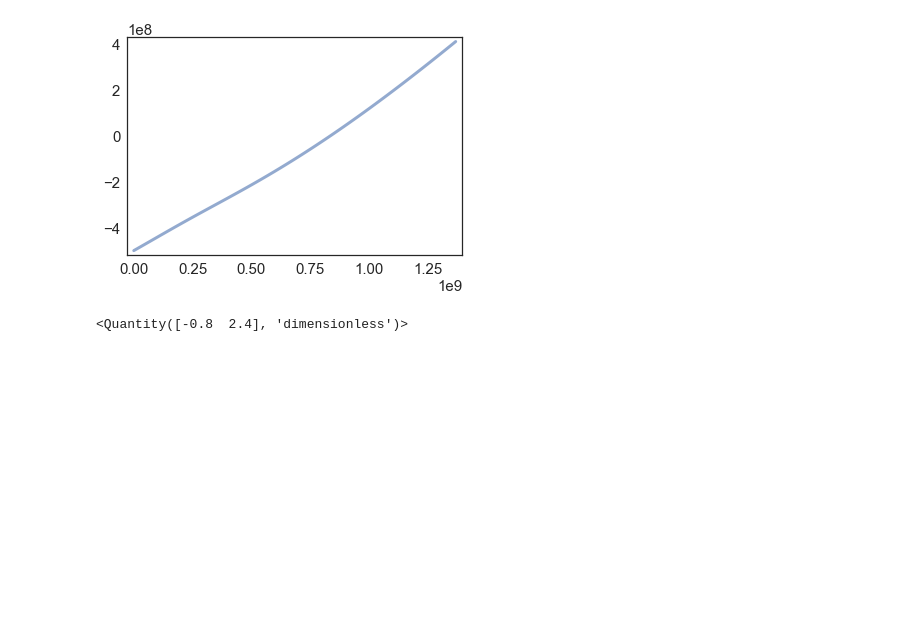
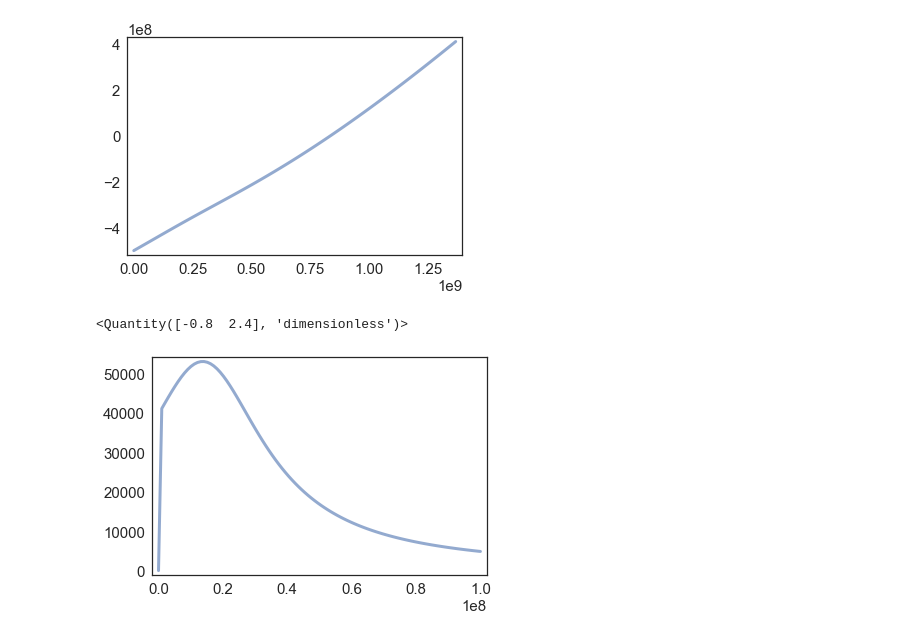
Before and after one commit to hadleigh-000/Space_Toast_ModSim, a Jupyter notebook: proj3_test3.ipynb, the cells around one changed output. Drawn from its saved outputs; the diff is of its cells as text; code cells hidden in the pictures; blank space fills up the shorter version.

Commit message:
adding temp but temp is too hot

```diff
--- a/proj3_test3.ipynb
+++ b/proj3_test3.ipynb
@@ -146,3 +143,7 @@ B= Vector(2, -6)
 A.proj(B.hat())
 # %% [output]
 <Quantity([-0.8  2.4], 'dimensionless')>
+# %%
+plot(system.ts, system.results.temp)
+# %% [output]
+[figure, added]
```
Also changed, not shown: parts of 4 cells of this notebook, 1 other file.
